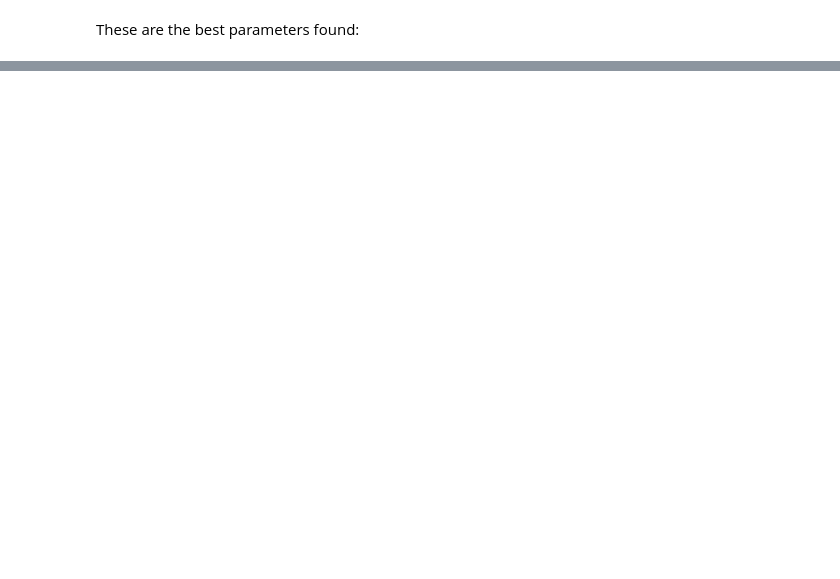
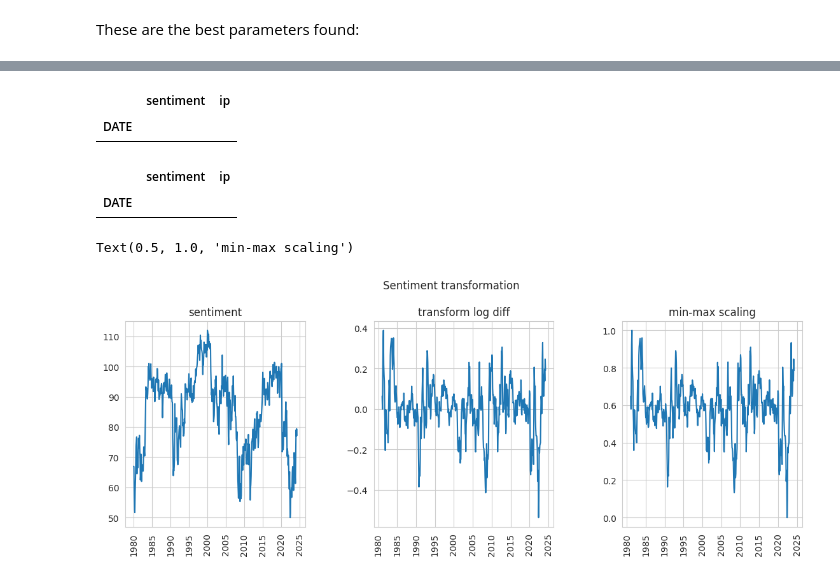
Before and after one commit to svalbuenaa/deep_learning_RNNs, a Jupyter notebook: deep-learning-rnns.ipynb, the cells around one changed output, grey strips where cells are left out. Cells and saved outputs as stored; diff of their text form; code cells hidden in the pictures; blank space fills up the shorter version.

```diff
--- a/deep-learning-rnns.ipynb
+++ b/deep-learning-rnns.ipynb
@@ -1658,0 +1797,5 @@ Best trial:
+# %%
+# Dataset loading until April 2024
+df = web.DataReader(['UMCSENT', 'IPGMFN'], 'fred', '1980', '2024-04').dropna()
+df.columns = ['sentiment', 'ip']
+df.head()
@@ -1658,0 +1810,50 @@ Best trial:
+# %%
+# Checck NA for Sentiment
+df.loc[df["sentiment"].isnull()==True]
+# %% [output]
+|  | sentiment | ip |
+| DATE |  |  |
+# %%
+# Checck NA for ip
+df.loc[df["ip"].isnull()==True]
+# %% [output]
+|  | sentiment | ip |
+| DATE |  |  |
+# %%
+# Set the number of months for which we want to obtain the difference (1 year).
+periods = 12
+
+# Obtain the logarithm of each value and calculate the 12-month difference.
+df["diff_log_sentiment"] = np.log(df["sentiment"]).diff(periods=periods)
+df["diff_log_ip"] = np.log(df["ip"]).diff(periods=periods)
+
+# Min-max scaling
+max_sentiment = df["diff_log_sentiment"].max()
+min_sentiment = df["diff_log_sentiment"].min()
+
+max_ip = df["diff_log_ip"].max()
+min_ip = df["diff_log_ip"].min()
+
+df["min-max_sentiment"] = (df["diff_log_sentiment"] - min_sentiment) / (max_sentiment - min_sentiment)
+df["min-max_ip"] = (df["diff_log_ip"] - min_ip) / (max_ip - min_ip)
+# %%
+# Show original Sentiment variable and its transformations
+
+fig, ax = plt.subplots(1, 3)
+fig.suptitle("Sentiment transformation", y=1.05)
+fig.tight_layout()
+fig.set_size_inches(12, 4)
+ax[0].plot(df["sentiment"])
+ax[0].tick_params(axis='x', rotation=90)
+ax[0].set_title("sentiment")
+
+ax[1].plot(df["diff_log_sentiment"])
+ax[1].tick_params(axis='x', rotation=90)
+ax[1].set_title("transform log diff")
+
+ax[2].plot(df["min-max_sentiment"])
+ax[2].tick_params(axis='x', rotation=90)
+ax[2].set_title("min-max scaling")
+# %% [output]
+Text(0.5, 1.0, 'min-max scaling')
+[figure, added]
```
Also changed, not shown: parts of 58 cells of this notebook.
